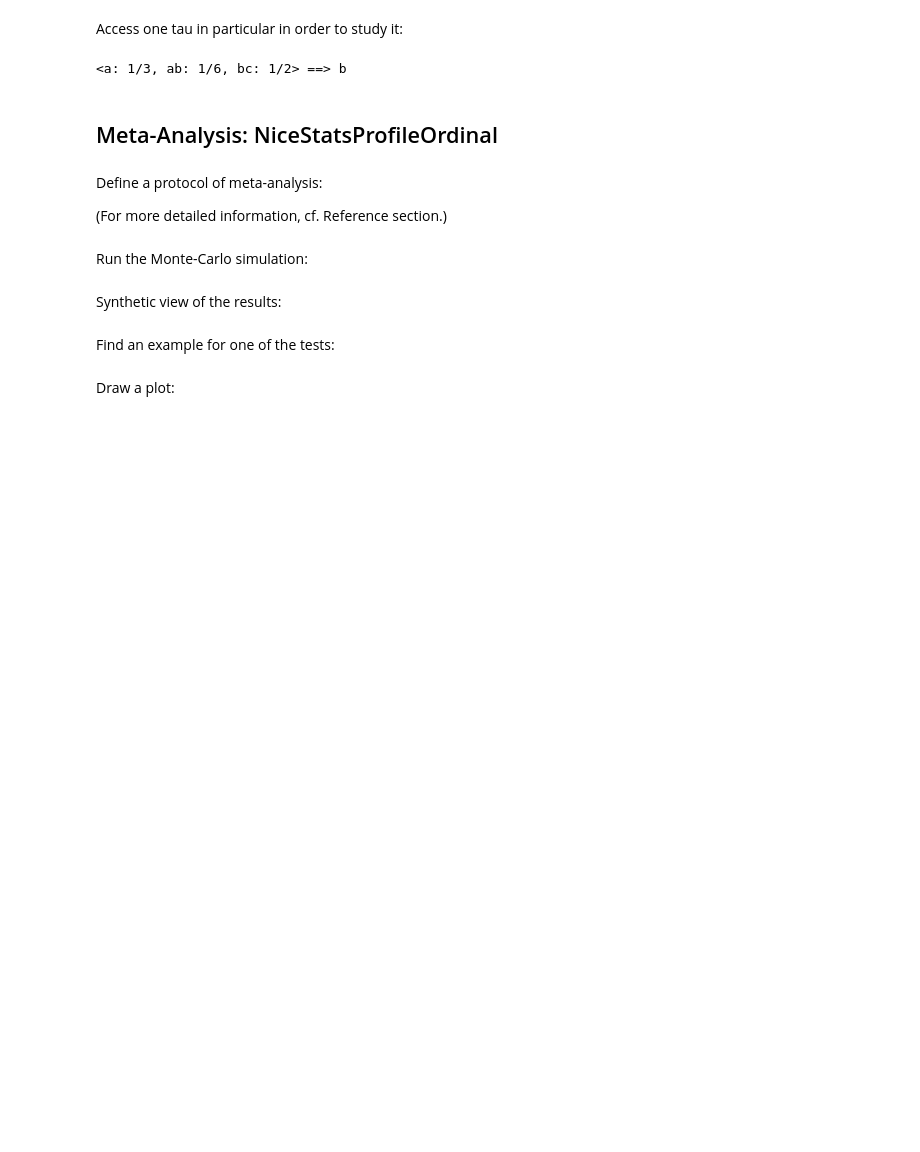
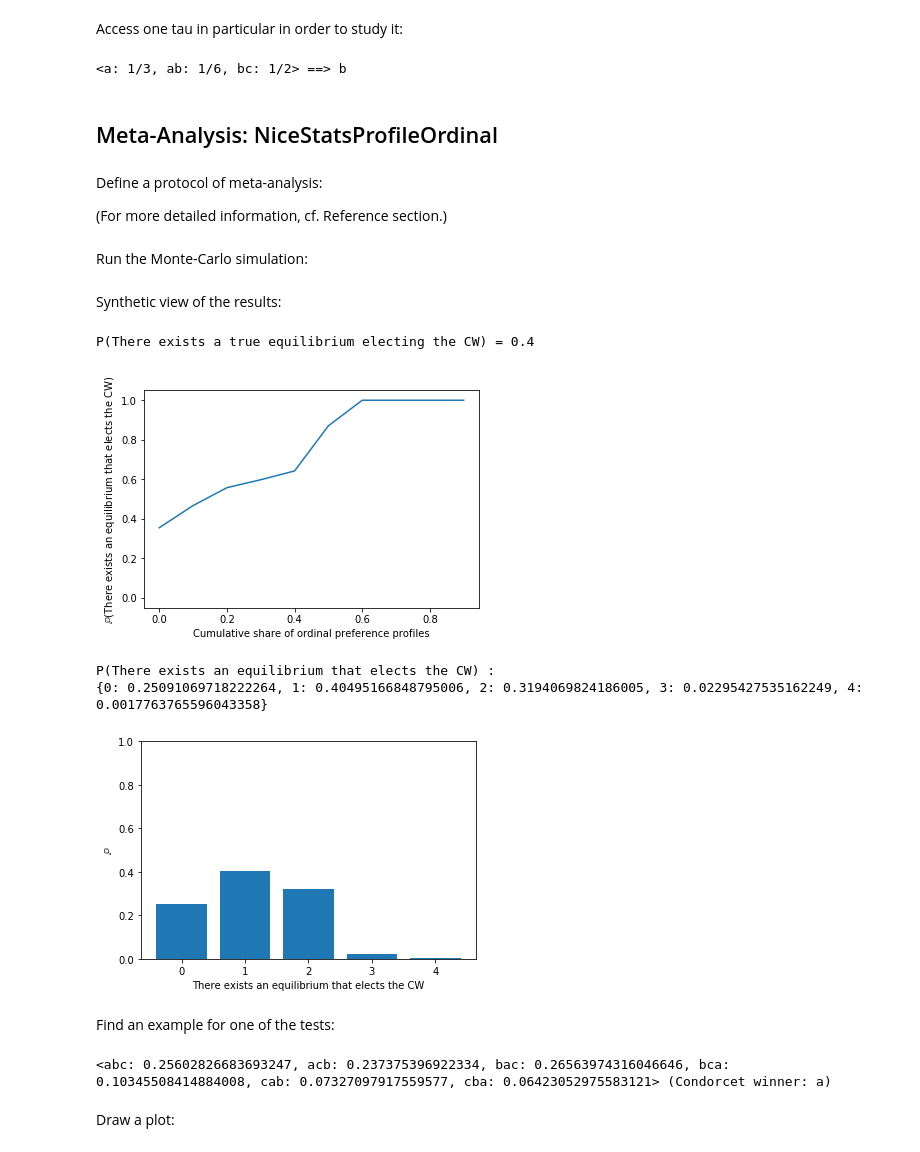
Before and after one commit to francois-durand/poisson_approval, a Jupyter notebook: docs/tutorial_mass_simulations.ipynb, the cells around one changed output. Drawn from its saved outputs; the diff is of its cells as text; code cells hidden in the pictures; blank space fills up the shorter version.

```diff
--- a/docs/tutorial_mass_simulations.ipynb
+++ b/docs/tutorial_mass_simulations.ipynb
@@ -174,6 +178,6 @@ nice_stats = pa.NiceStatsProfileOrdinal(
 # %% [markdown]
 Run the Monte-Carlo simulation:
 # %%
-# nice_stats.run(n_samples=10)
+nice_stats.run(n_samples=10)
 # %% [markdown]
 Synthetic view of the results:
@@ -182,8 +184,18 @@ Synthetic view of the results:
+# %%
+nice_stats.display_results()
+# %% [output]
+P(There exists a true equilibrium electing the CW) = 0.4
+[figure, added]
+P(There exists an equilibrium that elects the CW) :
+{0: 0.25091069718222264, 1: 0.40495166848795006, 2: 0.3194069824186005, 3: 0.02295427535162249, 4: 0.0017763765596043358}
+[figure, added]
 # %% [markdown]
 Find an example for one of the tests:
 # %%
-# profile = nice_stats.find_example('There exists a true equilibrium electing the CW', False)
-# profile
+profile = nice_stats.find_example('There exists a true equilibrium electing the CW', False)
+profile
+# %% [output]
+<abc: 0.25602826683693247, acb: 0.237375396922334, bac: 0.26563974316046646, bca: 0.10345508414884008, cab: 0.07327097917559577, cba: 0.06423052975583121> (Condorcet winner: a)
 # %% [markdown]
 Draw a plot:
 # %%
```
Also changed, not shown: parts of 6 cells of this notebook, 1 other file.
